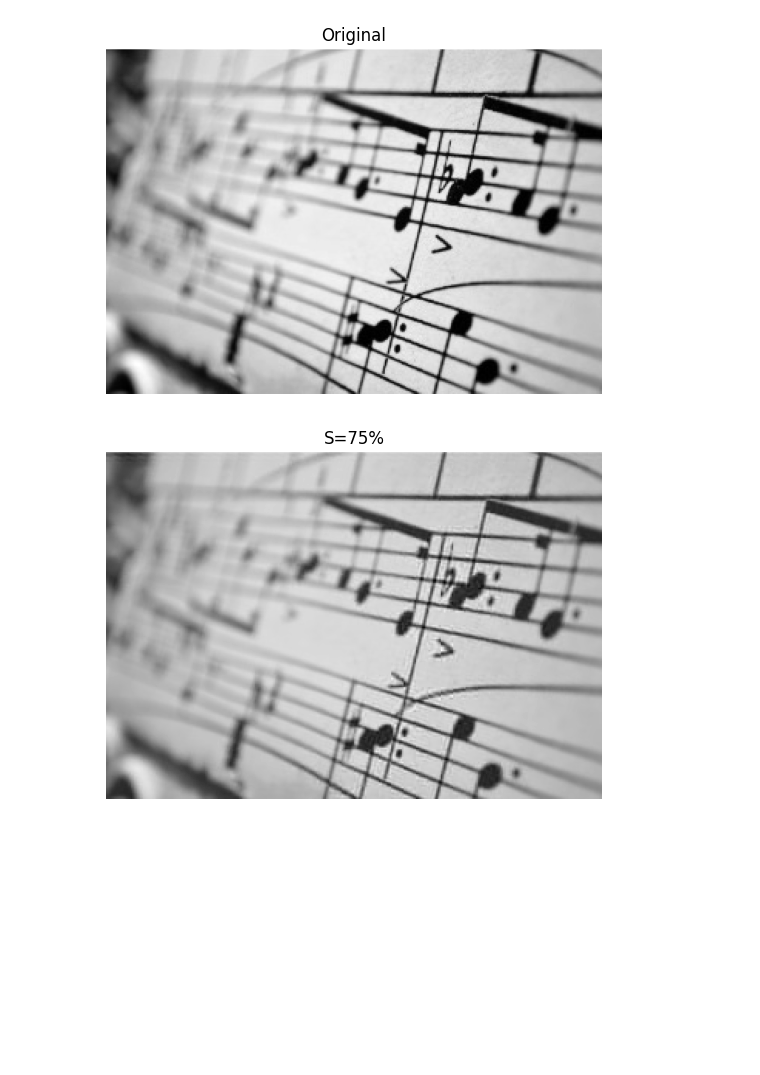
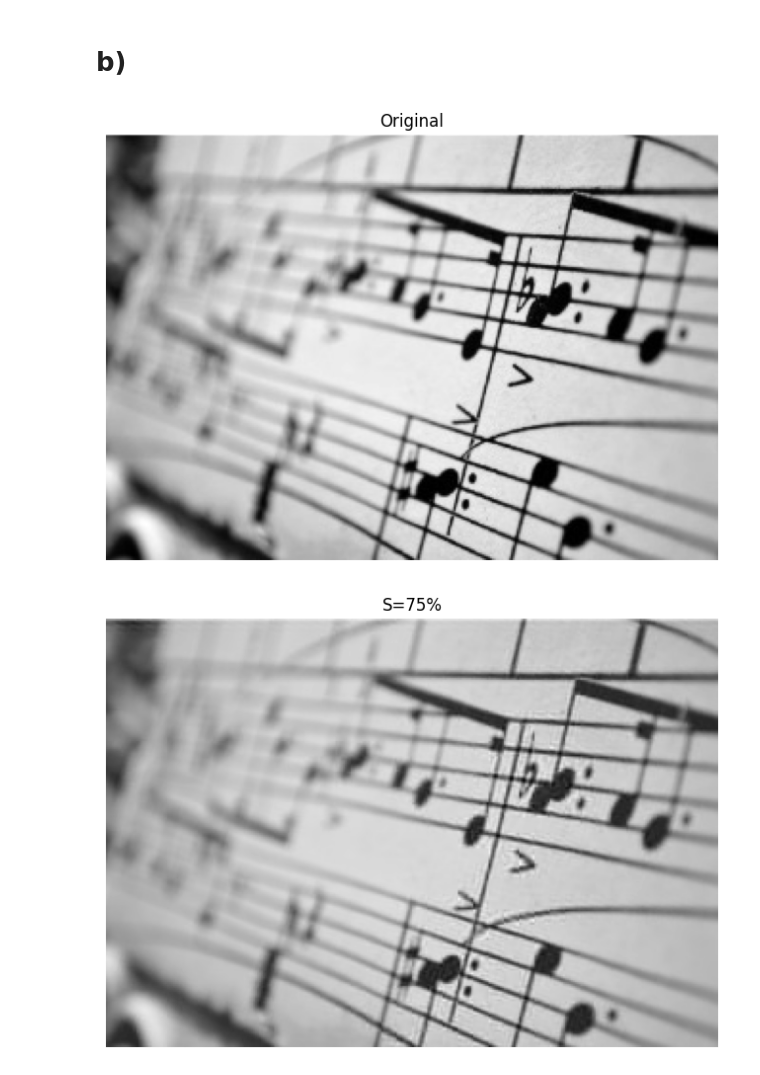
Before and after one commit to JavierMoon1026/TP1_G12, a Jupyter notebook: TP1_Notebook.ipynb, the cells around one changed output. Drawn from its saved outputs; the diff is of its cells as text; code cells hidden in the pictures; blank space fills up the shorter version.

```diff
--- a/TP1_Notebook.ipynb
+++ b/TP1_Notebook.ipynb
@@ -135,8 +172,7 @@ y,mu,vt=comprimir(path,8)
 X_reconstruida = descomprimir(y, mu, vt)
 
 Imagen_escalada = Escala_de_grises(path)
-if Imagen_escalada != None:
-    alto, ancho = Imagen_escalada.shape
+alto, ancho = Imagen_escalada.shape
 
 def recomponer_imagen(bloques, alto, ancho, tam_bloque=8):
 
@@ -152,8 +188,5 @@ def recomponer_imagen(bloques, alto, ancho, tam_bloque=8):
             col = (idx % bloques_por_fila) * tam_bloque
             imagen[fila:fila+tam_bloque, col:col+tam_bloque] = bloque
     return imagen
-# Reconstruir y mostrar la imagen
+
 img_final = recomponer_imagen(X_reconstruida,alto,ancho,8)
-cv2.imshow('Imagen Reconstruida', img_final.astype(np.uint8))
-cv2.waitKey(0)
-cv2.destroyAllWindows()
@@ -160 +195,15 @@ cv2.destroyAllWindows()
+# %%
+imagen_original = Escala_de_grises(path)
+
+# Crear subplots para mostrar ambas imágenes y graficarlas
+fig, axes = plt.subplots(1, 2, figsize=(12, 6))
+axes[0].imshow(imagen_original, cmap='gray')
+axes[0].set_title('Imagen Original')
+axes[0].axis('off')
+axes[1].imshow(img_final, cmap='gray')
+axes[1].set_title('Imagen Reconstruida (S=80%)')
+axes[1].axis('off')
+
+plt.tight_layout()
+plt.show()
 # %% [markdown]
@@ -289,4 +315,6 @@ Ahorro 95%: MSE = 361.8
 [figure]
+# %% [markdown]
+# b)
 # %%
 def mostrar_imagenes(path, porcentajes_ahorro):
     """
@@ -294,34 +322,34 @@ def mostrar_imagenes(path, porcentajes_ahorro):
     """
     # Cargar imagen original
     imagen_original = Escala_de_grises(path)
     alto, ancho = imagen_original.shape
 
     # Mostrar imagen original
-    plt.figure()
+    fig = plt.figure(figsize=(8,6))
     plt.imshow(imagen_original, cmap='gray')
     plt.title("Original")
     plt.axis('off')
     plt.show()
 
     # Mostrar cada imagen comprimida por separado
     for porcentaje in porcentajes_ahorro:
         # Comprimir y reconstruir
         Y_k, Media_X, VT_k = comprimir(path, 8, porcentaje)
         X_reconstruida = descomprimir(Y_k, Media_X, VT_k)
         img_reconstruida = recomponer_imagen(X_reconstruida, alto, ancho, 8)
 
         # Mostrar imagen
-        plt.figure()
+        fig = plt.figure(figsize=(8,6))
         plt.imshow(img_reconstruida, cmap='gray')
         plt.title(f"S={porcentaje}%")
         plt.axis('off')
         plt.show()
 
 # -------- Ejecución ---------
 path = r"img_04.jpg"
 porcentajes_ahorro = [75, 80, 85, 90, 95]
 
 mostrar_imagenes(path, porcentajes_ahorro)
 # %% [output]
-[figure, old version]
+[figure, new version]
-[figure, old version]
+[figure, new version]
```
Also changed, not shown: parts of 19 cells of this notebook.
